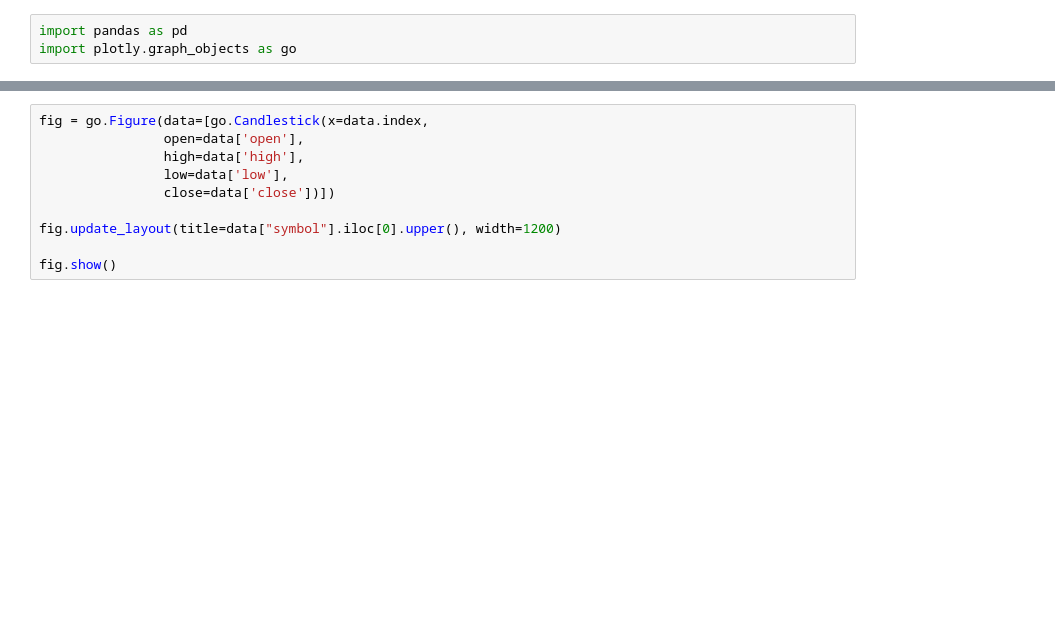
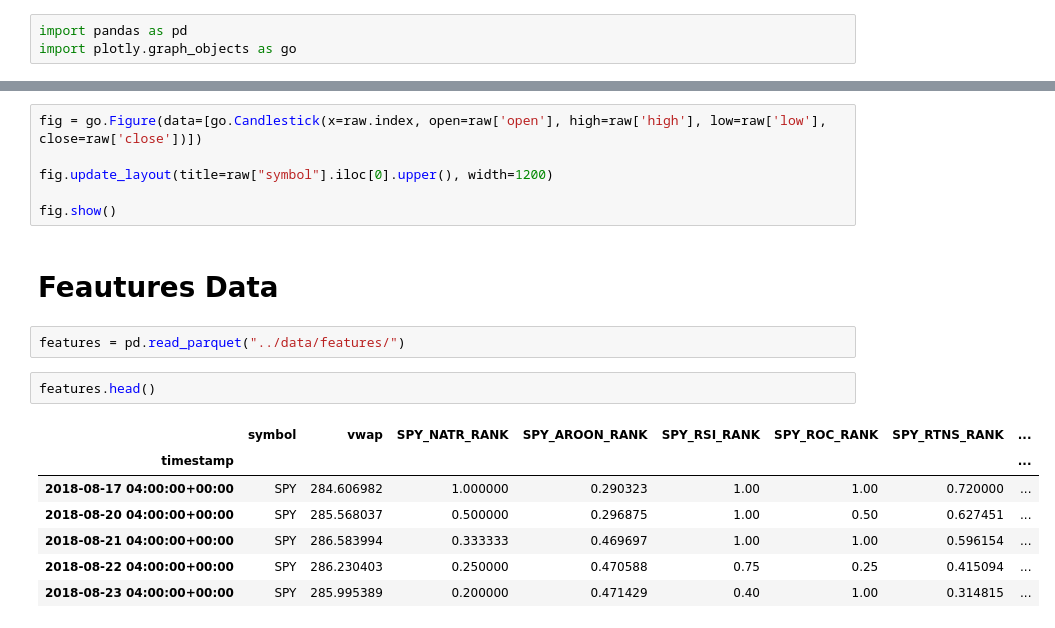
Before and after one commit to JustinGoheen/quant-lab, a Jupyter notebook: notebooks/data-eda.ipynb, the cells around one changed output, grey strips where cells are left out. Cells and saved outputs as stored; diff of their text form; blank space fills up the shorter version.

```diff
--- a/notebooks/data-eda.ipynb
+++ b/notebooks/data-eda.ipynb
@@ -10,12 +48,22 @@ f"the start date is {data.index[0].date()} and the end date is {data.index[-1].d
 # %% [output]
 'the start date is 2018-06-07 and the end date is 2023-06-05'
 # %%
-fig = go.Figure(data=[go.Candlestick(x=data.index,
-                open=data['open'],
-                high=data['high'],
-                low=data['low'],
-                close=data['close'])])
+fig = go.Figure(data=[go.Candlestick(x=raw.index, open=raw['open'], high=raw['high'], low=raw['low'], close=raw['close'])])
 
-fig.update_layout(title=data["symbol"].iloc[0].upper(), width=1200)
+fig.update_layout(title=raw["symbol"].iloc[0].upper(), width=1200)
 
 fig.show()
+# %% [markdown]
+# Feautures Data
+# %%
+features = pd.read_parquet("../data/features/")
+# %%
+features.head()
+# %% [output]
+|  | symbol | vwap | SPY_NATR_RANK | SPY_AROON_RANK | SPY_RSI_RANK | SPY_ROC_RANK | SPY_RTNS_RANK | ... |
+| timestamp |  |  |  |  |  |  |  | ... |
+| 2018-08-17 04:00:00+00:00 | SPY | 284.606982 | 1.000000 | 0.290323 | 1.00 | 1.00 | 0.720000 | ... |
+| 2018-08-20 04:00:00+00:00 | SPY | 285.568037 | 0.500000 | 0.296875 | 1.00 | 0.50 | 0.627451 | ... |
+| 2018-08-21 04:00:00+00:00 | SPY | 286.583994 | 0.333333 | 0.469697 | 1.00 | 1.00 | 0.596154 | ... |
+| 2018-08-22 04:00:00+00:00 | SPY | 286.230403 | 0.250000 | 0.470588 | 0.75 | 0.25 | 0.415094 | ... |
+| 2018-08-23 04:00:00+00:00 | SPY | 285.995389 | 0.200000 | 0.471429 | 0.40 | 1.00 | 0.314815 | ... |
```
Also changed, not shown: parts of 8 cells of this notebook.
